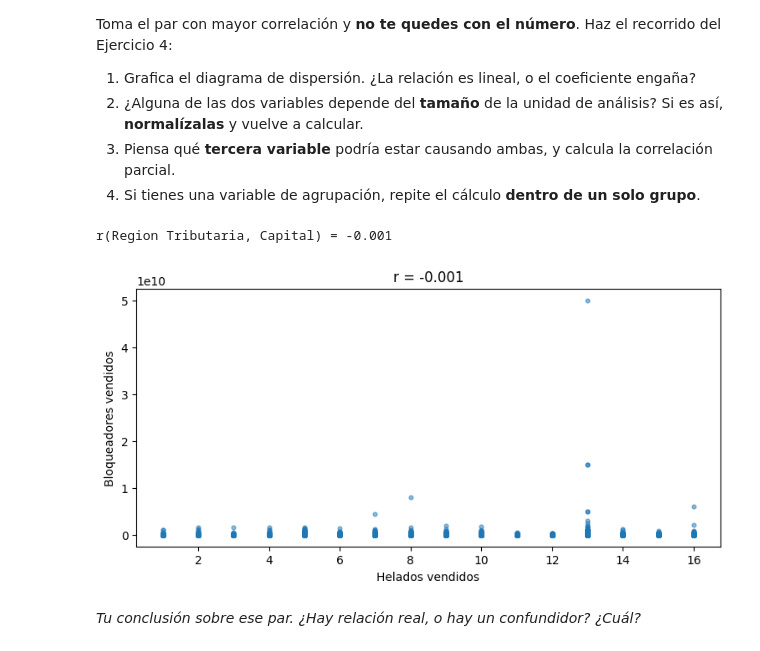
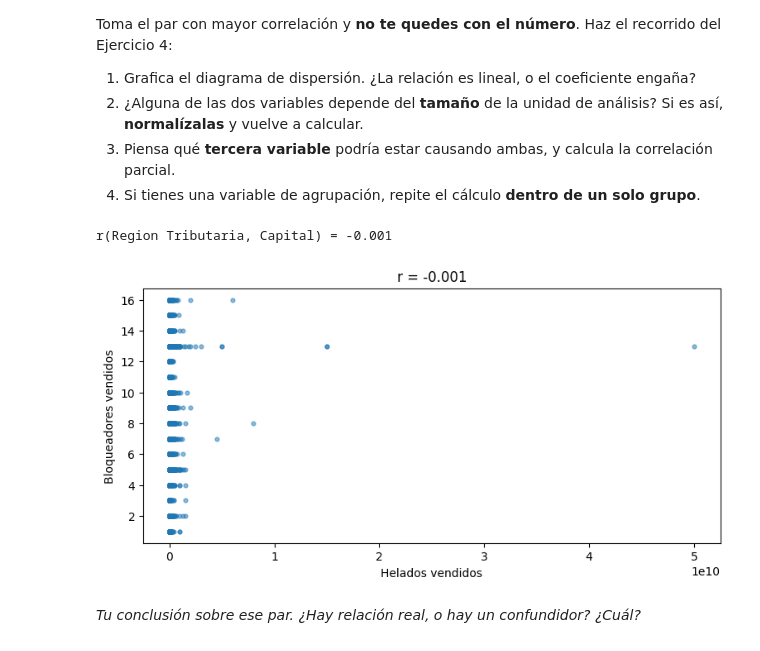
Before and after one commit to beneducarrco99/Laboratorio_3_Semana_3_CDD_Carrasco_Benjamin, a Jupyter notebook: S3_Notebook_Laboratorio_CDD_Carrasco_Benjamin.ipynb, the cells around one changed output. Cells and saved outputs as stored; diff of their text form; code cells hidden in the pictures.

```diff
--- a/S3_Notebook_Laboratorio_CDD_Carrasco_Benjamin.ipynb
+++ b/S3_Notebook_Laboratorio_CDD_Carrasco_Benjamin.ipynb
@@ -269,23 +269,23 @@ Toma el par con mayor correlación y **no te quedes con el número**. Haz el rec
 # %%
 def correlacion_parcial(x, y, z):
     """Correlación entre x e y una vez removido el efecto lineal de z."""
     res_x = x - np.polyval(np.polyfit(z, x, 1), z)
     res_y = y - np.polyval(np.polyfit(z, y, 1), z)
     return np.corrcoef(res_x, res_y)[0, 1]
 
 # Tu código aquí
 c = df['Capital']
 rt = df['Region Tributaria']
 dtr = df['dias_tramitacion_registro']
 
-print(f'r(Region Tributaria, Capital) = {rt.corr(c):.3f}')
+print(f'r(Region Tributaria, Capital) = {c.corr(rt):.3f}')
 
-plt.scatter(rt, c, s=12, alpha=0.5)
+plt.scatter(c, rt, s=12, alpha=0.5)
 plt.xlabel('Helados vendidos'); plt.ylabel('Bloqueadores vendidos')
-plt.title(f'r = {rt.corr(c):.3f}'); plt.show()
+plt.title(f'r = {c.corr(rt):.3f}'); plt.show()
 # %% [output]
 r(Region Tributaria, Capital) = -0.001
-[figure, old version]
+[figure, new version]
 # %% [markdown]
 _Tu conclusión sobre ese par. ¿Hay relación real, o hay un confundidor? ¿Cuál?_
 # %% [markdown]
```
Also changed, not shown: parts of 7 cells of this notebook.
